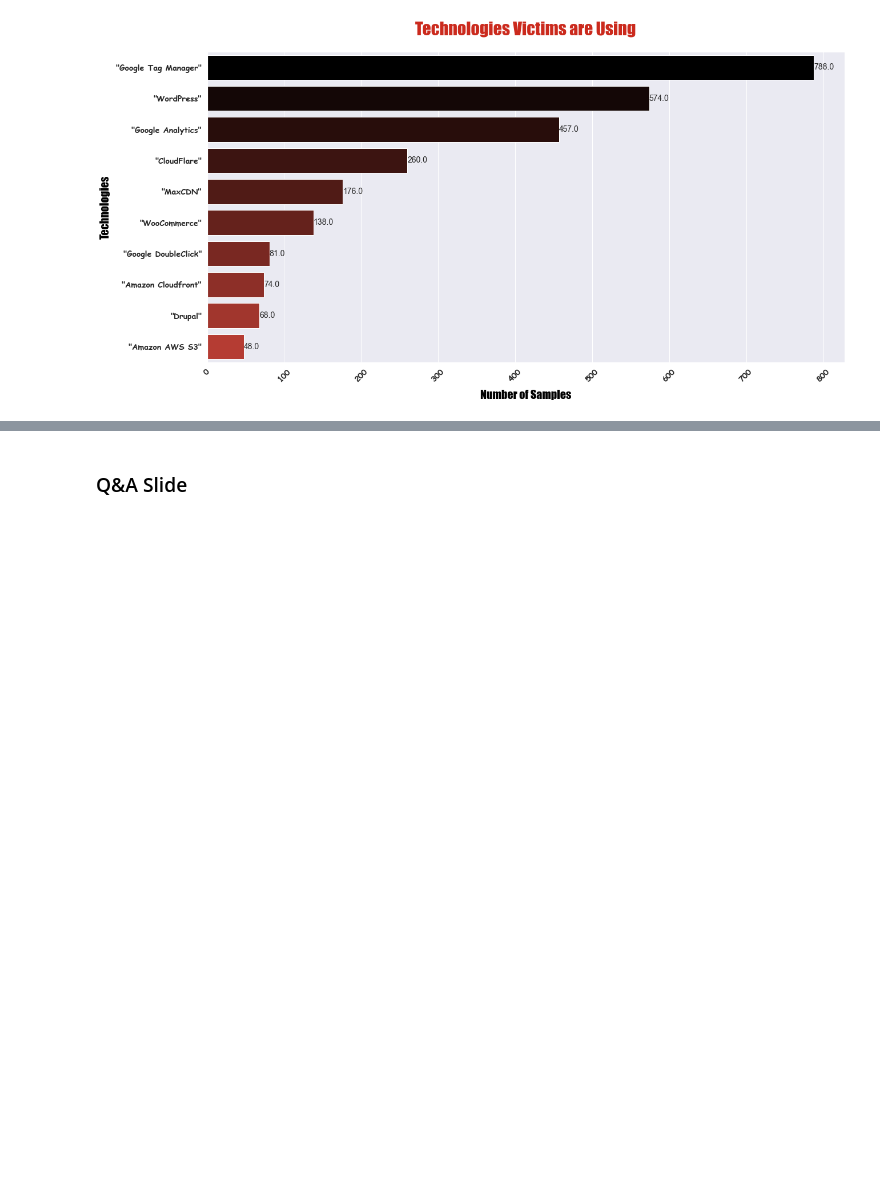
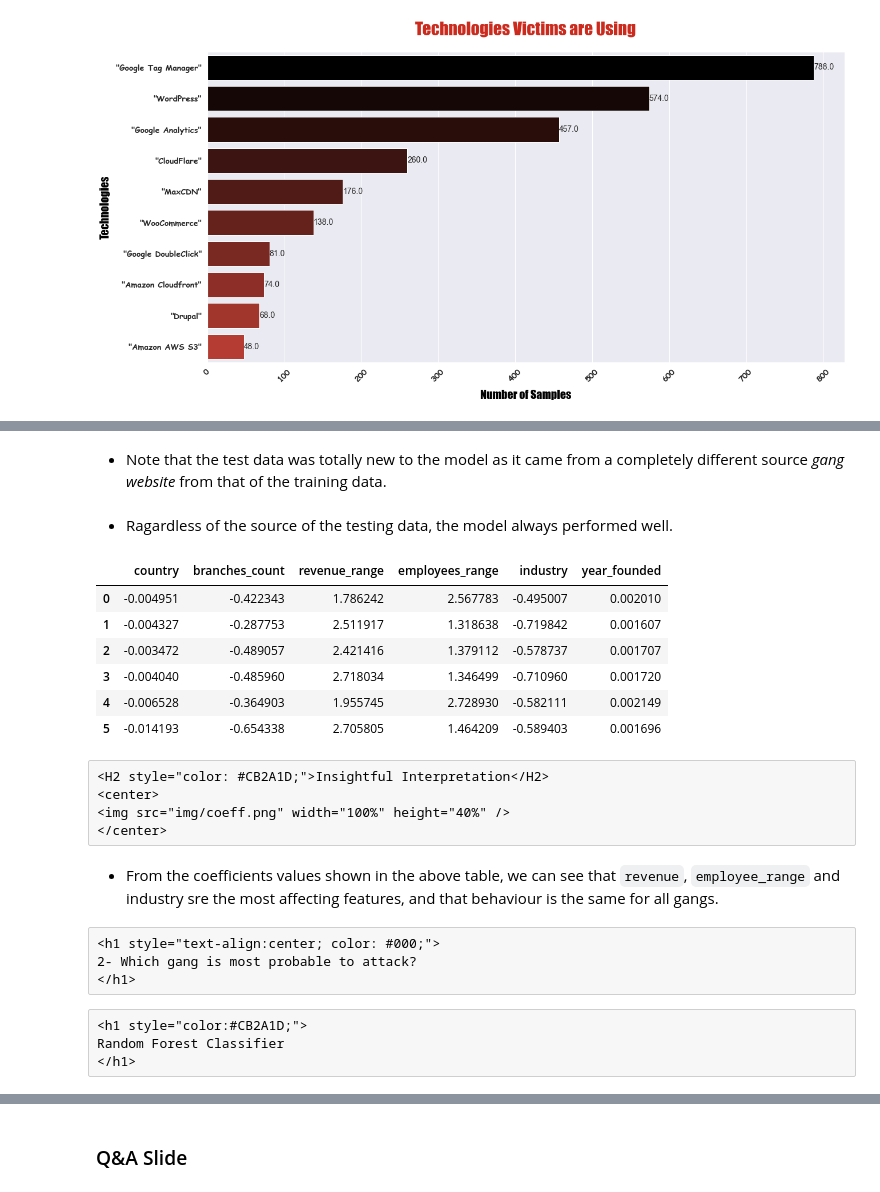
Before and after one commit to DoniaEsawi/Ransomware-Revealed, a Jupyter notebook: jupyter2slides/static/presentation_template.ipynb, the cells around one changed output, grey strips where cells are left out. Cells and saved outputs as stored; diff of their text form; code cells hidden in the pictures; blank space fills up the shorter version.

```diff
--- a/jupyter2slides/static/presentation_template.ipynb
+++ b/jupyter2slides/static/presentation_template.ipynb
@@ -454,0 +412,3 @@ If you want to embed images, this is how you do it:
+# %%
+df_attacked_cleaned = pd.read_csv("../../cleaned_attacked_data.csv")
+df_unattacked_cleaned = pd.read_csv("../../cleaned_unattacked_data.csv")
@@ -454,0 +500,29 @@ If you want to embed images, this is how you do it:
+# %% [markdown]
+* Note that the test data was totally new to the model as it came from a completely different source *gang website* from that of the training data.
+# %% [markdown]
+* Ragardless of the source of the testing data, the model always performed well.
+# %%
+weights_df
+# %% [output]
+|  | country | branches_count | revenue_range | employees_range | industry | year_founded |
+| 0 | -0.004951 | -0.422343 | 1.786242 | 2.567783 | -0.495007 | 0.002010 |
+| 1 | -0.004327 | -0.287753 | 2.511917 | 1.318638 | -0.719842 | 0.001607 |
+| 2 | -0.003472 | -0.489057 | 2.421416 | 1.379112 | -0.578737 | 0.001707 |
+| 3 | -0.004040 | -0.485960 | 2.718034 | 1.346499 | -0.710960 | 0.001720 |
+| 4 | -0.006528 | -0.364903 | 1.955745 | 2.728930 | -0.582111 | 0.002149 |
+| 5 | -0.014193 | -0.654338 | 2.705805 | 1.464209 | -0.589403 | 0.001696 |
+# %% [raw]
+<H2 style="color: #CB2A1D;">Insightful Interpretation</H2>
+<center>
+<img src="img/coeff.png" width="100%" height="40%" />
+</center>
+# %% [markdown]
+* From the coefficients values shown in the above table, we can see that `revenue`, `employee_range` and industry sre the most affecting features, and that behaviour is the same for all gangs.
+# %% [raw]
+<h1 style="text-align:center; color: #000;">
+2- Which gang is most probable to attack?
+</h1>
+# %% [raw]
+<h1 style="color:#CB2A1D;">
+Random Forest Classifier
+</h1>
```
Also changed, not shown: parts of 45 cells of this notebook, 41 other files.
